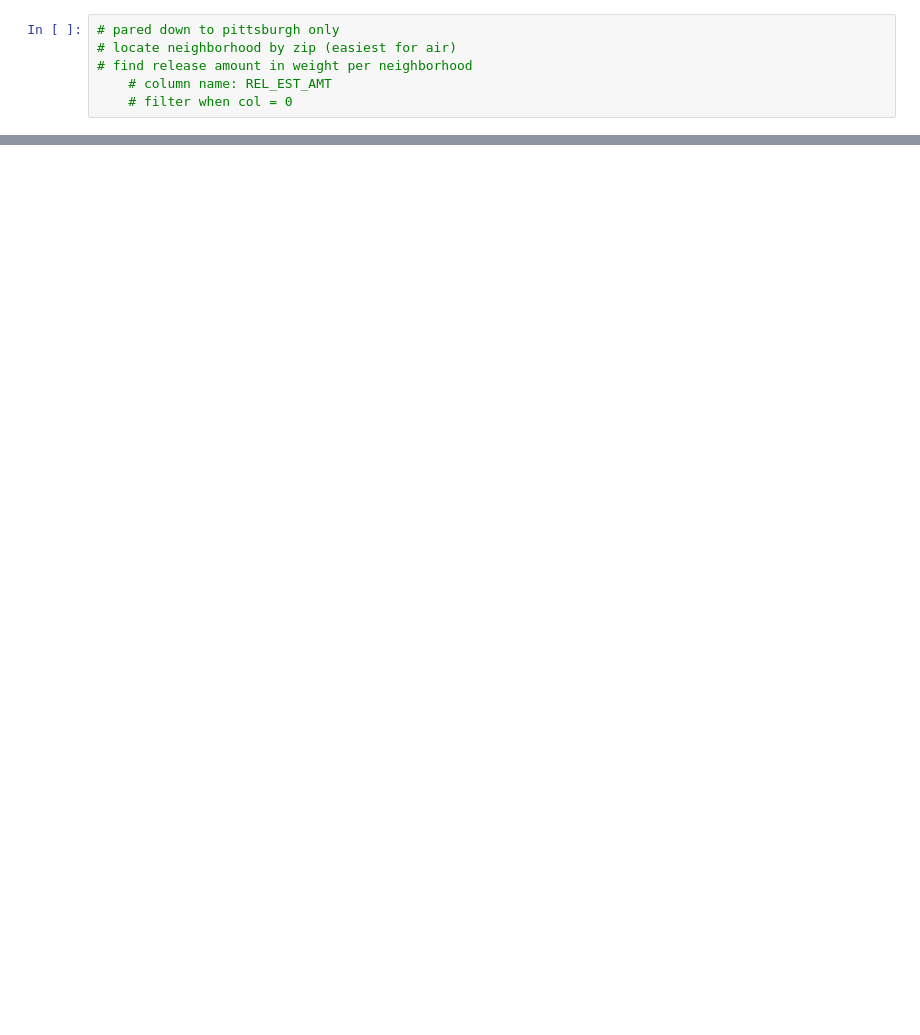
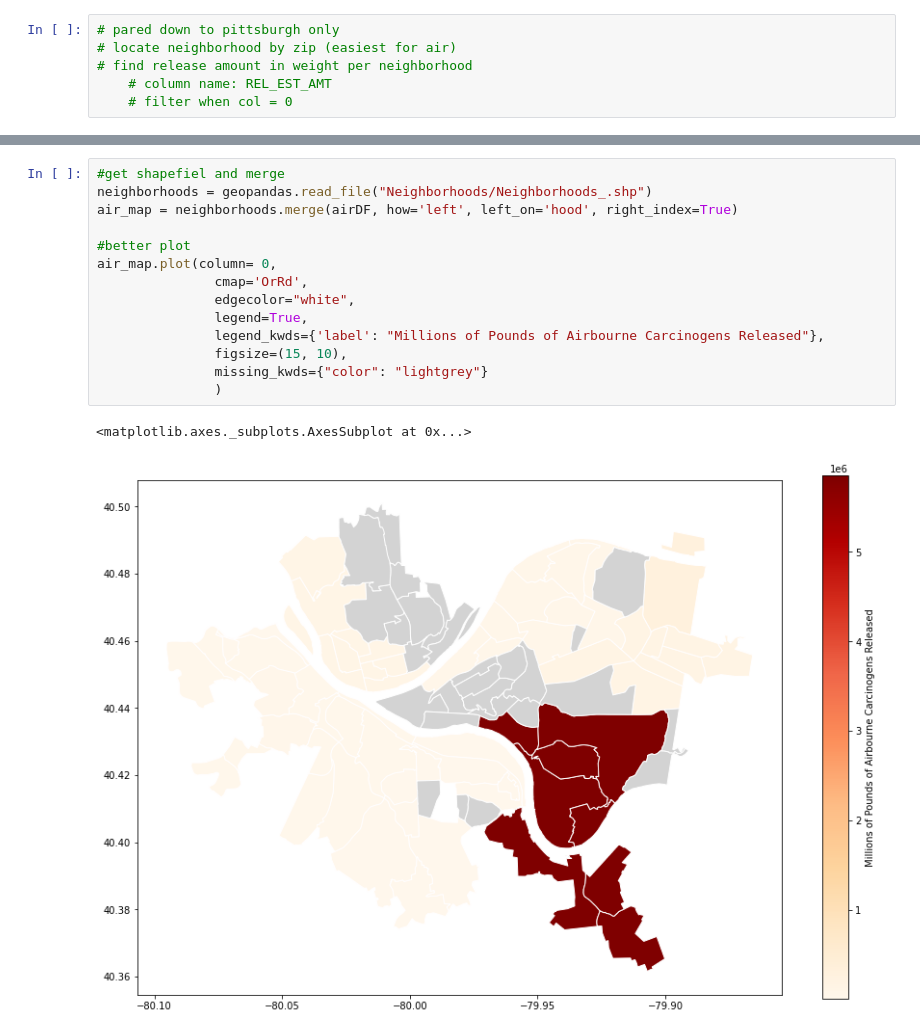
Before and after one commit to fierensk/final_project_0010, a Jupyter notebook: air_quality.ipynb, the cells around one changed output, grey strips where cells are left out. Drawn from its saved outputs; the diff is of its cells as text; blank space fills up the shorter version.

```diff
--- a/air_quality.ipynb
+++ b/air_quality.ipynb
@@ -75,0 +78,17 @@ Squirrel Hill South  5856089.0
+# %%
+#get shapefiel and merge
+neighborhoods = geopandas.read_file("Neighborhoods/Neighborhoods_.shp")
+air_map = neighborhoods.merge(airDF, how='left', left_on='hood', right_index=True)
+
+#better plot
+air_map.plot(column= 0,
+               cmap='OrRd',
+               edgecolor="white",
+               legend=True,
+               legend_kwds={'label': "Millions of Pounds of Airbourne Carcinogens Released"},
+               figsize=(15, 10),
+               missing_kwds={"color": "lightgrey"}
+               )
+# %% [output]
+<matplotlib.axes._subplots.AxesSubplot at 0x...>
+[figure, added]
```
Also changed, not shown: parts of 2 cells of this notebook, 6 other files.
